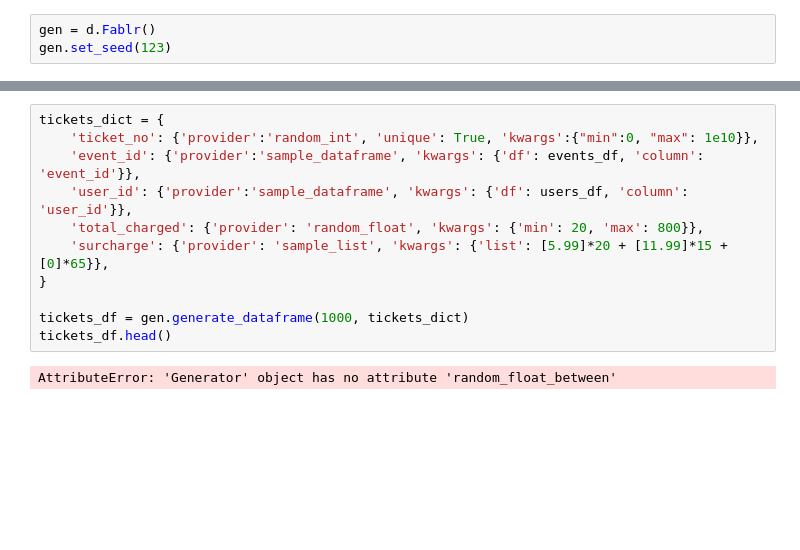
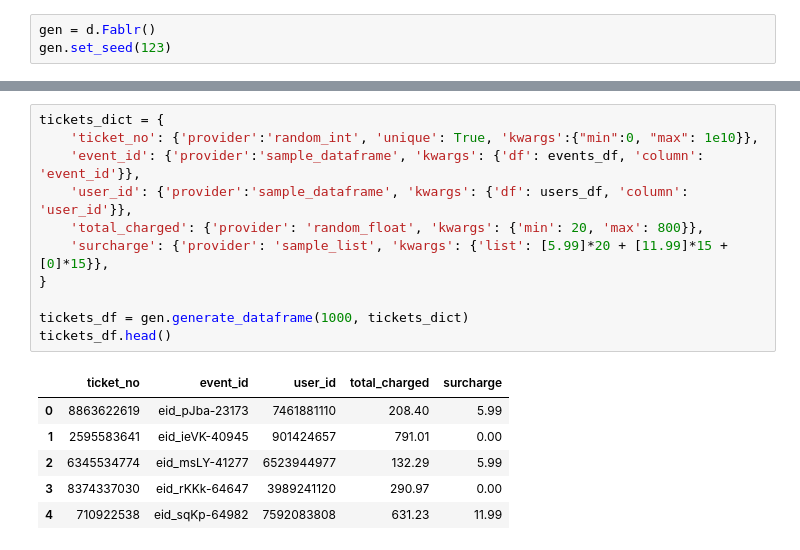
Before and after one commit to jesusmcaro/Fablr, a Jupyter notebook: 00_scratch.ipynb, the cells around one changed output, grey strips where cells are left out. Cells and saved outputs as stored; diff of their text form; blank space fills up the shorter version.

```diff
--- a/00_scratch.ipynb
+++ b/00_scratch.ipynb
@@ -48,13 +78,18 @@ events_df.head()
 # %%
 tickets_dict = {
     'ticket_no': {'provider':'random_int', 'unique': True, 'kwargs':{"min":0, "max": 1e10}},
     'event_id': {'provider':'sample_dataframe', 'kwargs': {'df': events_df, 'column': 'event_id'}},
     'user_id': {'provider':'sample_dataframe', 'kwargs': {'df': users_df, 'column': 'user_id'}},
     'total_charged': {'provider': 'random_float', 'kwargs': {'min': 20, 'max': 800}},
-    'surcharge': {'provider': 'sample_list', 'kwargs': {'list': [5.99]*20 + [11.99]*15 + [0]*65}},
+    'surcharge': {'provider': 'sample_list', 'kwargs': {'list': [5.99]*20 + [11.99]*15 + [0]*15}},
 }
 
 tickets_df = gen.generate_dataframe(1000, tickets_dict)
 tickets_df.head()
 # %% [output]
-AttributeError: 'Generator' object has no attribute 'random_float_between'
+|  | ticket_no | event_id | user_id | total_charged | surcharge |
+| 0 | 8863622619 | eid_pJba-23173 | 7461881110 | 208.40 | 5.99 |
+| 1 | 2595583641 | eid_ieVK-40945 | 901424657 | 791.01 | 0.00 |
+| 2 | 6345534774 | eid_msLY-41277 | 6523944977 | 132.29 | 5.99 |
+| 3 | 8374337030 | eid_rKKk-64647 | 3989241120 | 290.97 | 0.00 |
+| 4 | 710922538 | eid_sqKp-64982 | 7592083808 | 631.23 | 11.99 |
```
Also changed, not shown: parts of 6 cells of this notebook, 5 other files.
